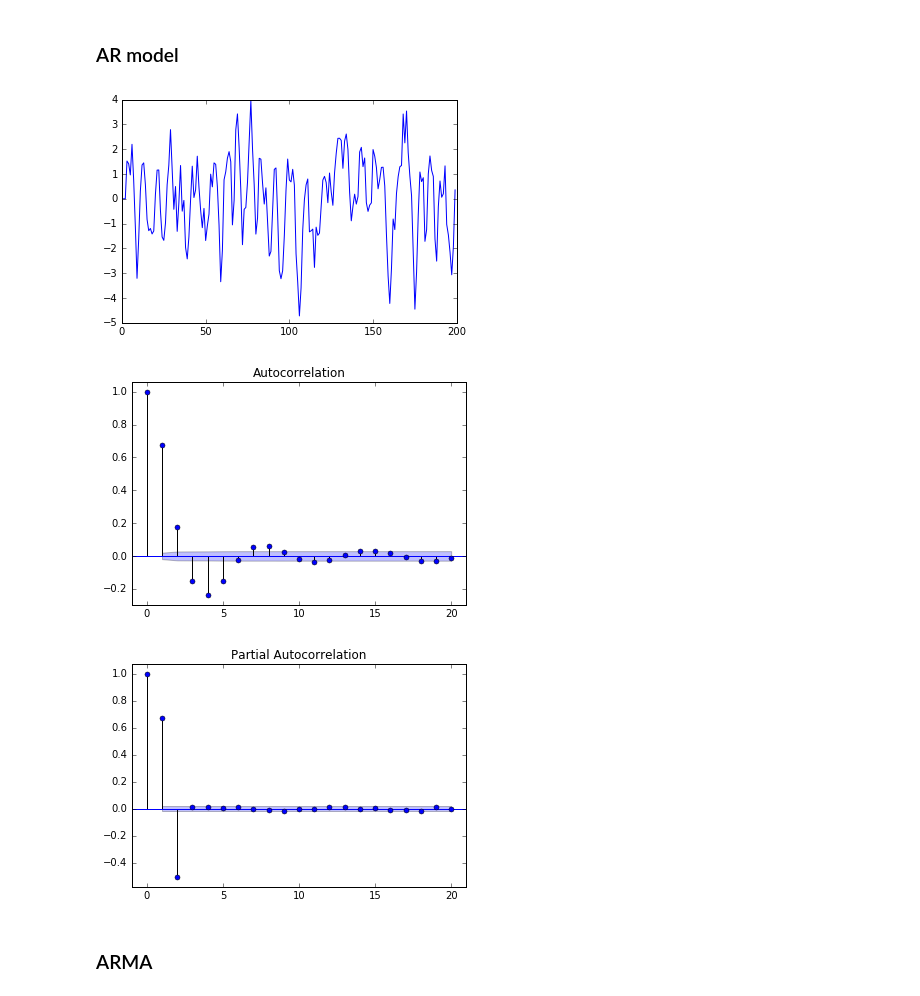
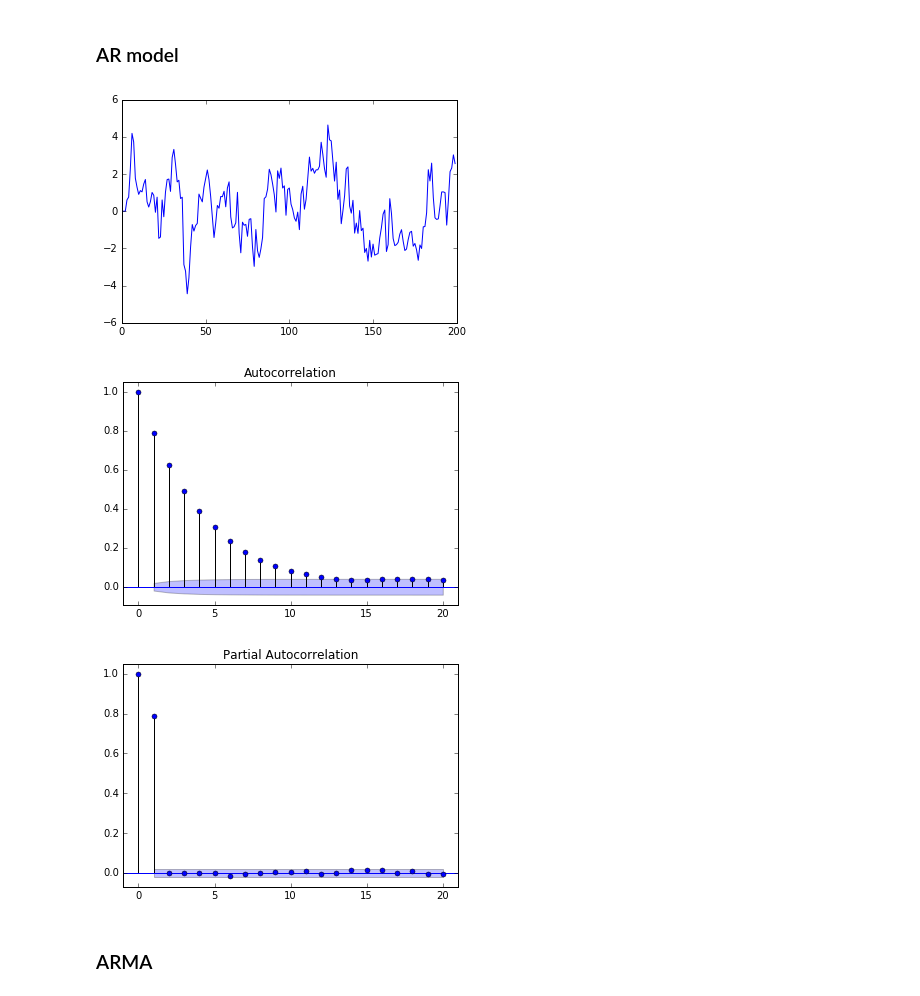
Before and after one commit to baruselli/random_walks, a Jupyter notebook: random_walks.ipynb, the cells around one changed output. Drawn from its saved outputs; the diff is of its cells as text; code cells hidden in the pictures.

```diff
--- a/random_walks.ipynb
+++ b/random_walks.ipynb
@@ -305,25 +301,25 @@ statsmodels.graphics.tsaplots.plot_pacf(MA1,lags=20);
 ### AR model
 # %%
 #alfas=np.array((0,1,-0.5))   #exa. 3.1 chapfield
-alfas=np.array((0,1,-0.5))   #alfa[0] is not used, since the alphas start from 1
+alfas=np.array((0,0.8,0))   #alfa[0] is not used, since the alphas start from 1
 Z=X1[:,0]
 AR1=np.zeros(len(Z))
 for t in range(len(alfas),len(Z)):
     for p in range(1,len(alfas)):
         AR1[t]+=AR1[t-p]*alfas[p]
     AR1[t]+=Z[t]
 
 plt.plot(AR1[:200]);
 # %% [output]
-[figure, old version]
+[figure, new version]
 # %%
 statsmodels.graphics.tsaplots.plot_acf(AR1,lags=20);
 # %% [output]
-[figure, old version]
+[figure, new version]
 # %%
 statsmodels.graphics.tsaplots.plot_pacf(AR1,lags=20);
 # %% [output]
-[figure, old version]
+[figure, new version]
 # %% [markdown]
 ### ARMA
 # %%
```
Also changed, not shown: parts of 59 cells of this notebook.
